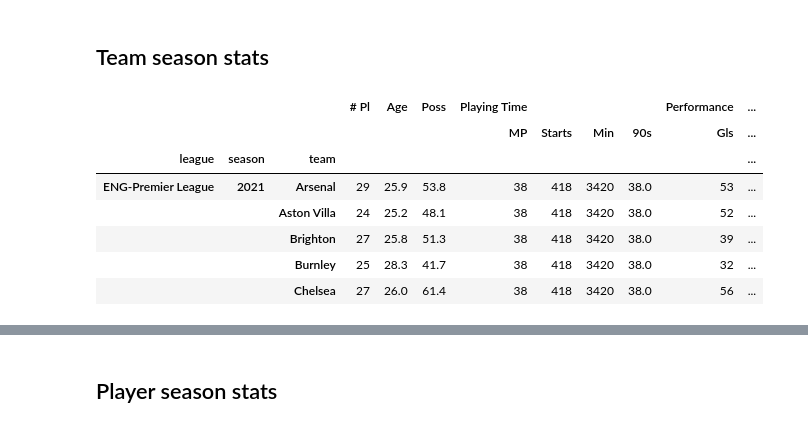
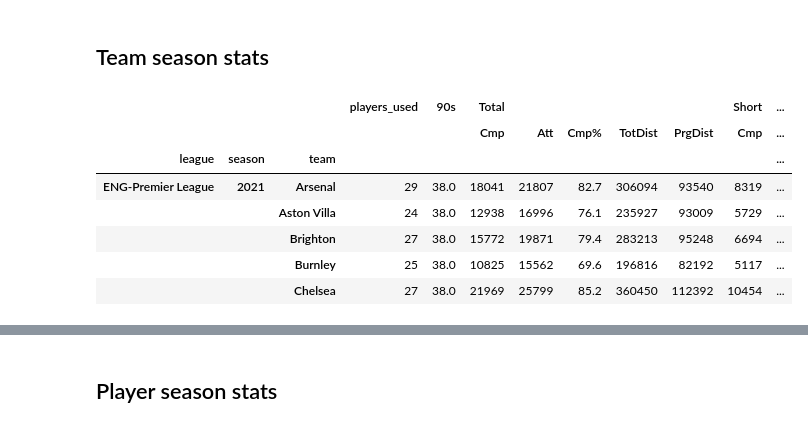
Before and after one commit to probberechts/soccerdata, a Jupyter notebook: docs/datasources/FBref.ipynb, the cells around one changed output, grey strips where cells are left out. Cells and saved outputs as stored; diff of their text form; code cells hidden in the pictures.

```diff
--- a/docs/datasources/FBref.ipynb
+++ b/docs/datasources/FBref.ipynb
@@ -37,14 +37,14 @@ Provides pd.DataFrames from data at http://fbref.com.
 # %% [markdown]
 ## Team season stats
 # %%
-team_season_stats = fbref.read_team_season_stats(stat_type="standard")
+team_season_stats = fbref.read_team_season_stats(stat_type="passing")
 team_season_stats.head()
 # %% [output]
-|  |  |  | # Pl | Age | Poss | Playing Time |  |  |  | Performance | ... |
-|  |  |  |  |  |  | MP | Starts | Min | 90s | Gls | ... |
+|  |  |  | players_used | 90s | Total |  |  |  |  | Short | ... |
+|  |  |  |  |  | Cmp | Att | Cmp% | TotDist | PrgDist | Cmp | ... |
 | league | season | team |  |  |  |  |  |  |  |  | ... |
-| ENG-Premier League | 2021 | Arsenal | 29 | 25.9 | 53.8 | 38 | 418 | 3420 | 38.0 | 53 | ... |
-|  |  | Aston Villa | 24 | 25.2 | 48.1 | 38 | 418 | 3420 | 38.0 | 52 | ... |
-|  |  | Brighton | 27 | 25.8 | 51.3 | 38 | 418 | 3420 | 38.0 | 39 | ... |
-|  |  | Burnley | 25 | 28.3 | 41.7 | 38 | 418 | 3420 | 38.0 | 32 | ... |
-|  |  | Chelsea | 27 | 26.0 | 61.4 | 38 | 418 | 3420 | 38.0 | 56 | ... |
+| ENG-Premier League | 2021 | Arsenal | 29 | 38.0 | 18041 | 21807 | 82.7 | 306094 | 93540 | 8319 | ... |
+|  |  | Aston Villa | 24 | 38.0 | 12938 | 16996 | 76.1 | 235927 | 93009 | 5729 | ... |
+|  |  | Brighton | 27 | 38.0 | 15772 | 19871 | 79.4 | 283213 | 95248 | 6694 | ... |
+|  |  | Burnley | 25 | 38.0 | 10825 | 15562 | 69.6 | 196816 | 82192 | 5117 | ... |
+|  |  | Chelsea | 27 | 38.0 | 21969 | 25799 | 85.2 | 360450 | 112392 | 10454 | ... |
```
Also changed, not shown: parts of 13 cells of this notebook, 3 other files.
